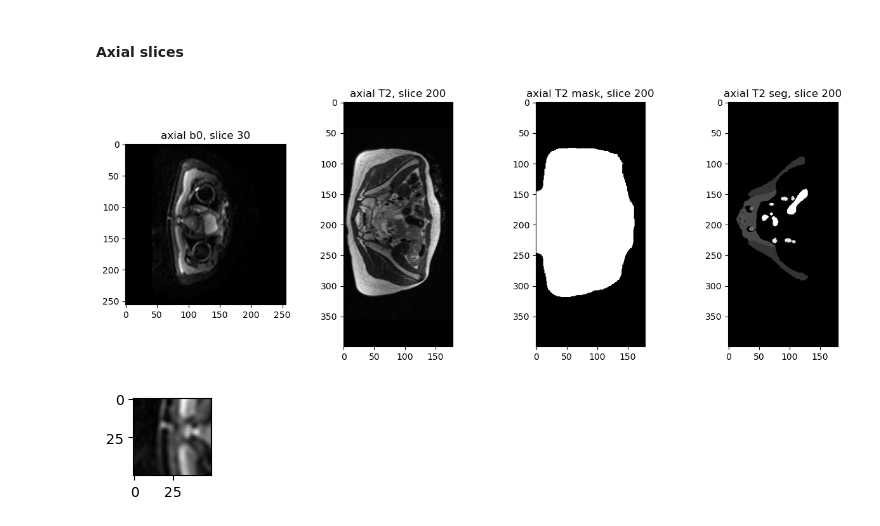
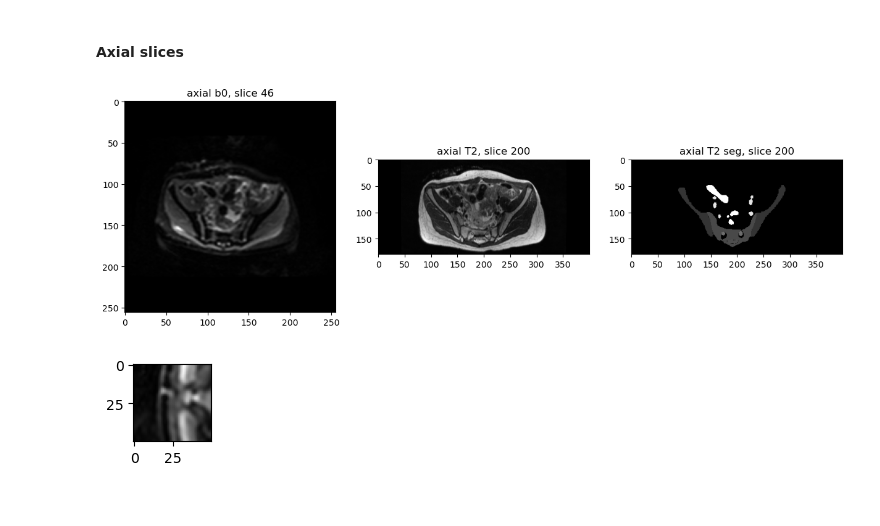
Before and after one commit to CharlineCuraut/Registration_IRM_T2_DWI_b0, a Jupyter notebook: registration_IRM_T2_DWI_b0.ipynb, the cells around one changed output. Saved outputs shown, nothing was run; the diff lists cells and outputs as text; code cells hidden in the pictures.

```diff
--- a/registration_IRM_T2_DWI_b0.ipynb
+++ b/registration_IRM_T2_DWI_b0.ipynb
@@ -74,29 +74,29 @@ T2 seg : 20 values in [ 0.  5.  9. 10. 14. 15. 18. 21. 24. 27. 33. 36. 42. 43. 4
 # %%
 fig = plt.figure(figsize=(15,5))
 
-plt.subplot(1,4,1)
-axial_b0 = minor_b0[:,:,30]
-plt.imshow(axial_b0, cmap="gray")
-plt.title("axial b0, slice 30")
+plt.subplot(1,3,1)
+axial_b0 = minor_b0[:,:,46]
+plt.imshow(scipy.ndimage.rotate(axial_b0,90), cmap="gray")
+plt.title("axial b0, slice 46")
 
-plt.subplot(1,4,2)
+plt.subplot(1,3,2)
 axial_T2 = minor_T2[:,:,200]
-plt.imshow(axial_T2, cmap="gray")
+plt.imshow(scipy.ndimage.rotate(axial_T2,90), cmap="gray")
 plt.title("axial T2, slice 200")
 
-plt.subplot(1,4,3)
-axial_T2_mask = minor_T2_mask[:,:,200]
-plt.imshow(axial_T2_mask, cmap="gray")
-plt.title("axial T2 mask, slice 200")
+#plt.subplot(1,4,3)
+#axial_T2_mask = minor_T2_mask[:,:,200]
+#plt.imshow(scipy.ndimage.rotate(axial_T2_mask,90), cmap="gray")
+#plt.title("axial T2 mask, slice 200")
 
-plt.subplot(1,4,4)
+plt.subplot(1,3,3)
 axial_seg_T2 = minor_Segmentation_T2[:,:,200]
-plt.imshow(axial_seg_T2, cmap="gray")
+plt.imshow(scipy.ndimage.rotate(axial_seg_T2,90), cmap="gray")
 plt.title("axial T2 seg, slice 200")
 
 plt.show()
 # %% [output]
-[figure, old version]
+[figure, new version]
 # %%
 fig = plt.figure(figsize=(1,5))
 plt.imshow(axial_b0[100:150,50:100], cmap='gray')
```
Also changed, not shown: parts of 14 cells of this notebook, 1 other file.
